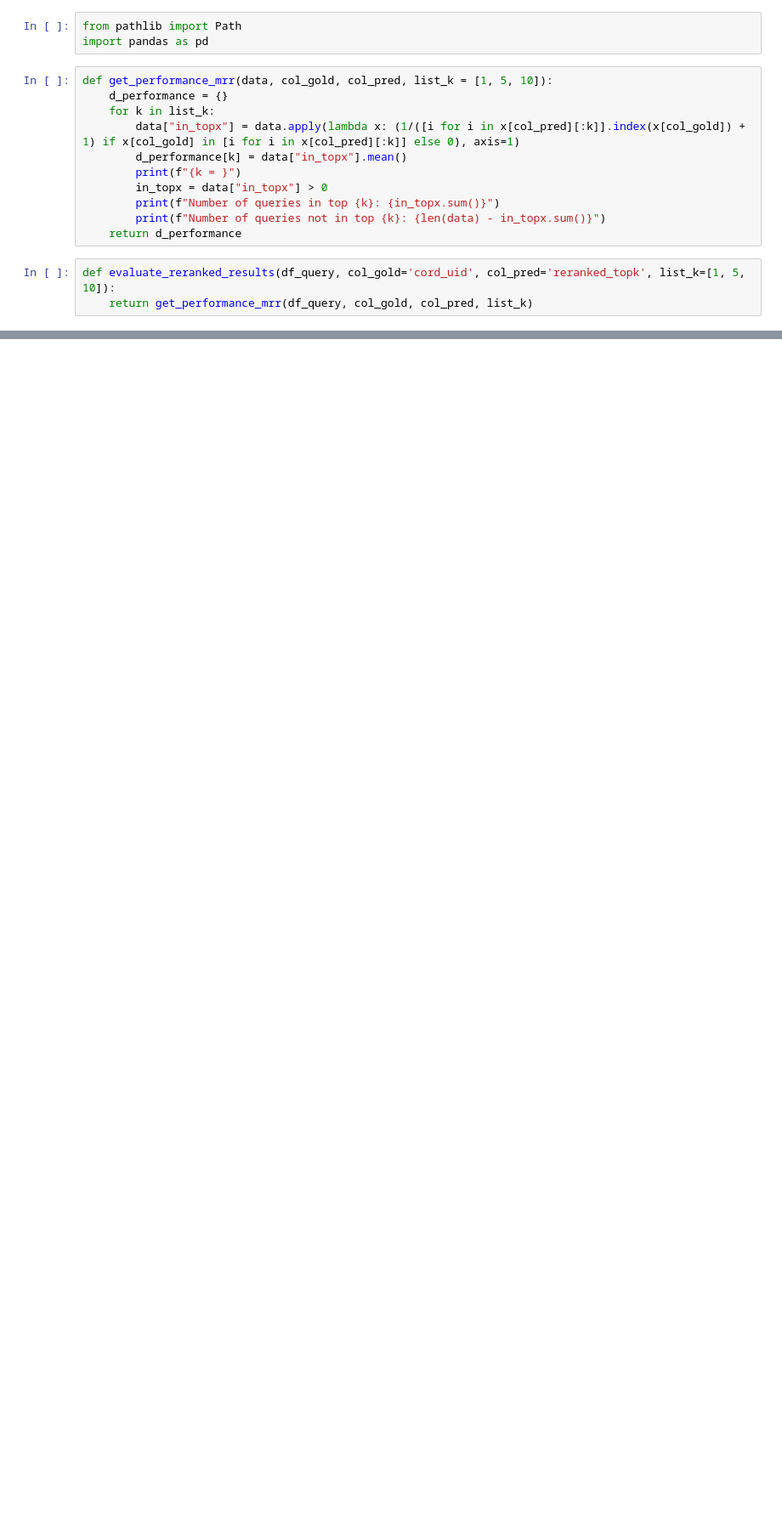
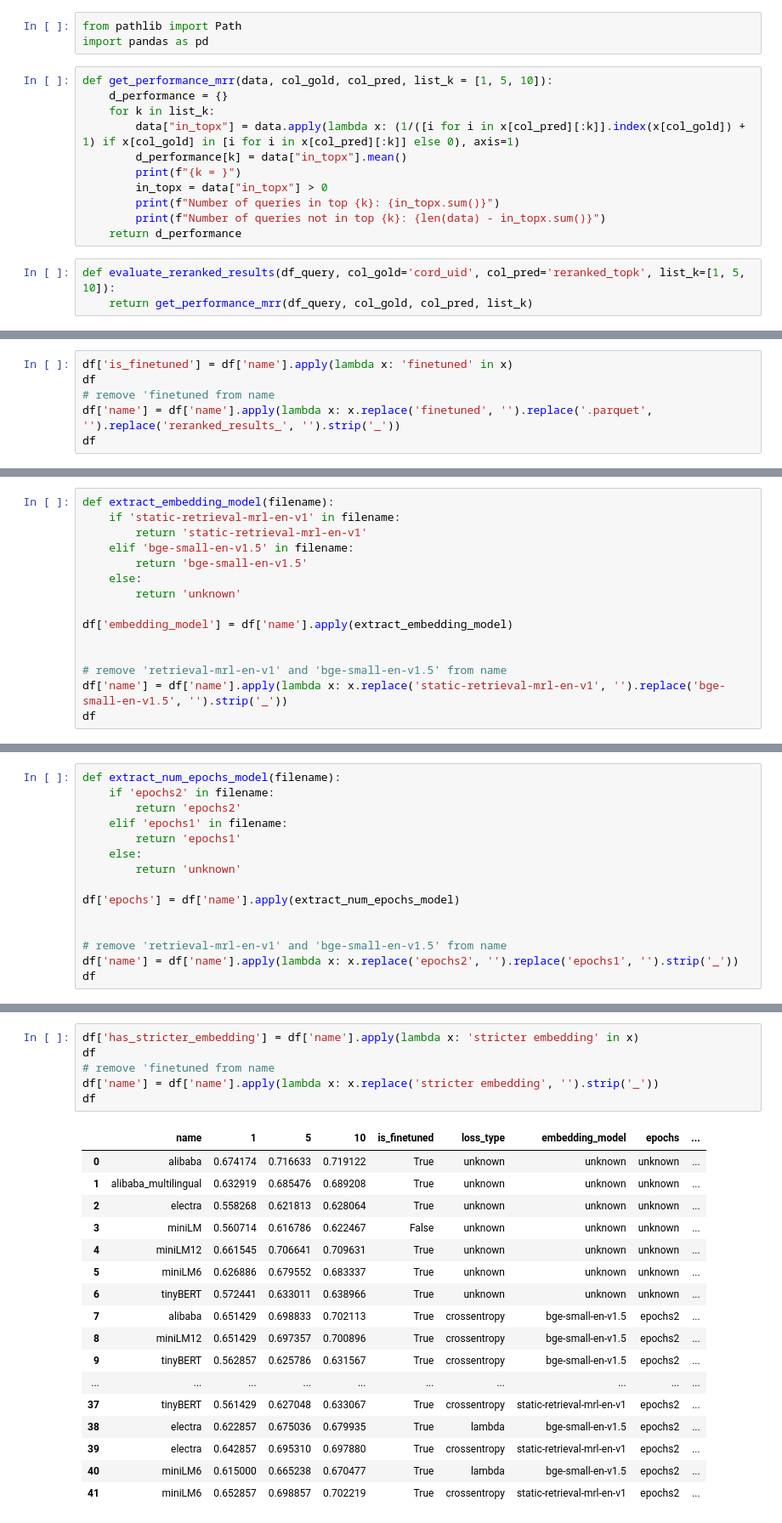
Before and after one commit to AIR25-CheckThat-Group1/CheckThat-ScientificClaimSourceRetrieval, a Jupyter notebook: results.ipynb, the cells around one changed output, grey strips where cells are left out. Shown at 85% size. Cells and saved outputs as stored; diff of their text form; blank space fills up the shorter version.

```diff
--- a/results.ipynb
+++ b/results.ipynb
@@ -73,0 +79,6 @@ Number of queries not in top 10: 298
+# %%
+df['is_finetuned'] = df['name'].apply(lambda x: 'finetuned' in x)
+df
+# remove 'finetuned from name
+df['name'] = df['name'].apply(lambda x: x.replace('finetuned', '').replace('.parquet', '').replace('reranked_results_', '').strip('_'))
+df
@@ -73,0 +116,15 @@ Number of queries not in top 10: 298
+# %%
+def extract_embedding_model(filename):
+    if 'static-retrieval-mrl-en-v1' in filename:
+        return 'static-retrieval-mrl-en-v1'
+    elif 'bge-small-en-v1.5' in filename:
+        return 'bge-small-en-v1.5'
+    else:
+        return 'unknown'
+
+df['embedding_model'] = df['name'].apply(extract_embedding_model)
+
+
+# remove 'retrieval-mrl-en-v1' and 'bge-small-en-v1.5' from name
+df['name'] = df['name'].apply(lambda x: x.replace('static-retrieval-mrl-en-v1', '').replace('bge-small-en-v1.5', '').strip('_'))
+df
@@ -73,0 +149,15 @@ Number of queries not in top 10: 298
+# %%
+def extract_num_epochs_model(filename):
+    if 'epochs2' in filename:
+        return 'epochs2'
+    elif 'epochs1' in filename:
+        return 'epochs1'
+    else:
+        return 'unknown'
+
+df['epochs'] = df['name'].apply(extract_num_epochs_model)
+
+
+# remove 'retrieval-mrl-en-v1' and 'bge-small-en-v1.5' from name
+df['name'] = df['name'].apply(lambda x: x.replace('epochs2', '').replace('epochs1', '').strip('_'))
+df
@@ -73,0 +182,24 @@ Number of queries not in top 10: 298
+# %%
+df['has_stricter_embedding'] = df['name'].apply(lambda x: 'stricter embedding' in x)
+df
+# remove 'finetuned from name
+df['name'] = df['name'].apply(lambda x: x.replace('stricter embedding', '').strip('_'))
+df
+# %% [output]
+|  | name | 1 | 5 | 10 | is_finetuned | loss_type | embedding_model | epochs | ... |
+| 0 | alibaba | 0.674174 | 0.716633 | 0.719122 | True | unknown | unknown | unknown | ... |
+| 1 | alibaba_multilingual | 0.632919 | 0.685476 | 0.689208 | True | unknown | unknown | unknown | ... |
+| 2 | electra | 0.558268 | 0.621813 | 0.628064 | True | unknown | unknown | unknown | ... |
+| 3 | miniLM | 0.560714 | 0.616786 | 0.622467 | False | unknown | unknown | unknown | ... |
+| 4 | miniLM12 | 0.661545 | 0.706641 | 0.709631 | True | unknown | unknown | unknown | ... |
+| 5 | miniLM6 | 0.626886 | 0.679552 | 0.683337 | True | unknown | unknown | unknown | ... |
+| 6 | tinyBERT | 0.572441 | 0.633011 | 0.638966 | True | unknown | unknown | unknown | ... |
+| 7 | alibaba | 0.651429 | 0.698833 | 0.702113 | True | crossentropy | bge-small-en-v1.5 | epochs2 | ... |
+| 8 | miniLM12 | 0.651429 | 0.697357 | 0.700896 | True | crossentropy | bge-small-en-v1.5 | epochs2 | ... |
+| 9 | tinyBERT | 0.562857 | 0.625786 | 0.631567 | True | crossentropy | bge-small-en-v1.5 | epochs2 | ... |
+| ... | ... | ... | ... | ... | ... | ... | ... | ... | ... |
+| 37 | tinyBERT | 0.561429 | 0.627048 | 0.633067 | True | crossentropy | static-retrieval-mrl-en-v1 | epochs2 | ... |
+| 38 | electra | 0.622857 | 0.675036 | 0.679935 | True | lambda | bge-small-en-v1.5 | epochs2 | ... |
+| 39 | electra | 0.642857 | 0.695310 | 0.697880 | True | crossentropy | static-retrieval-mrl-en-v1 | epochs2 | ... |
+| 40 | miniLM6 | 0.615000 | 0.665238 | 0.670477 | True | lambda | bge-small-en-v1.5 | epochs2 | ... |
+| 41 | miniLM6 | 0.652857 | 0.698857 | 0.702219 | True | crossentropy | static-retrieval-mrl-en-v1 | epochs2 | ... |
```
Also changed, not shown: parts of 8 cells of this notebook.
